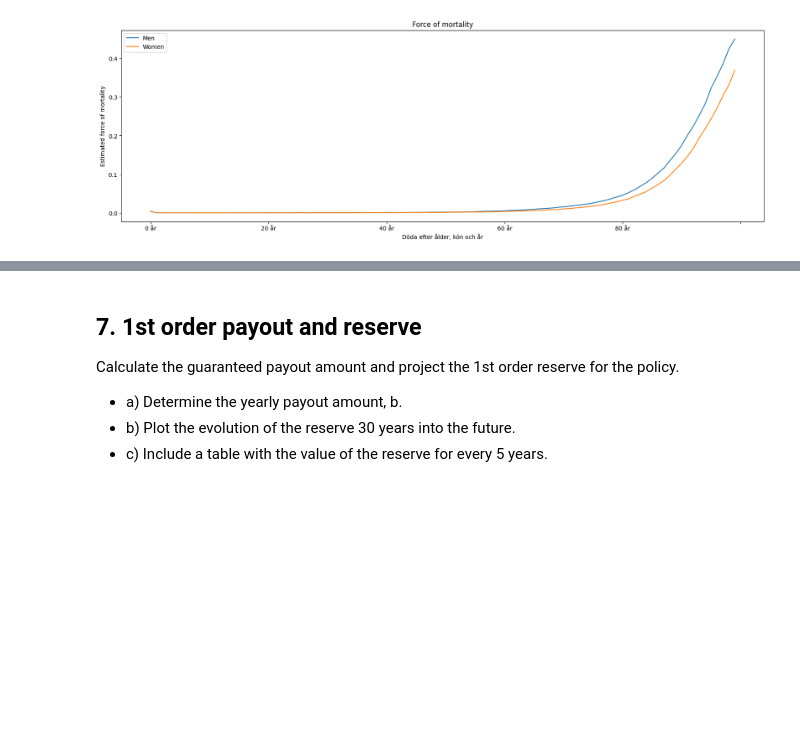
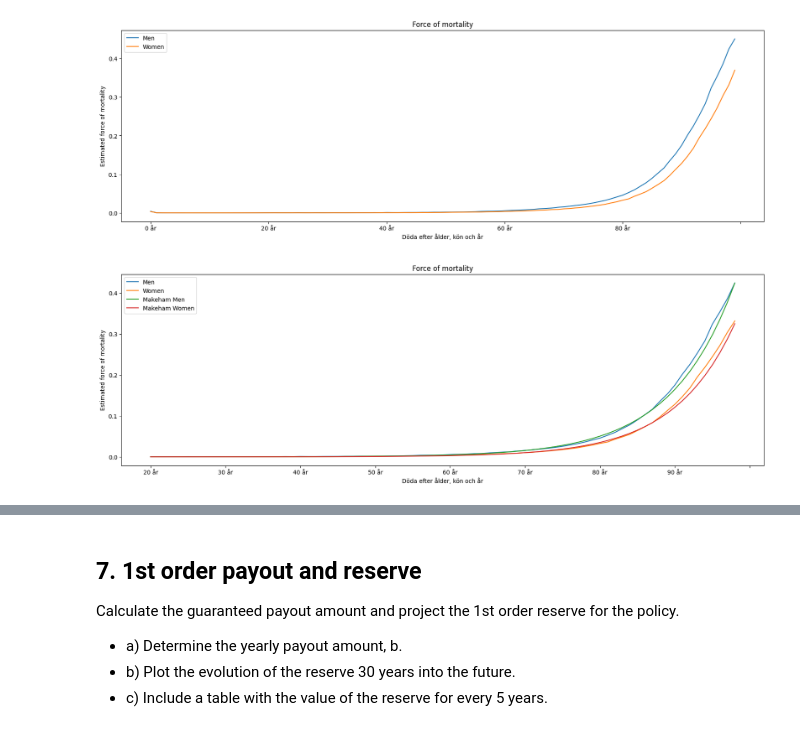
Before and after one commit to JohanHerbert/Lab2_ERM, a Jupyter notebook: Lab2_notebook.ipynb, the cells around one changed output, grey strips where cells are left out. Drawn from its saved outputs; the diff is of its cells as text; code cells hidden in the pictures; blank space fills up the shorter version.

```diff
--- a/Lab2_notebook.ipynb
+++ b/Lab2_notebook.ipynb
@@ -479,12 +326,11 @@ as in b).
 Makeham functions.
 # %%
 # a)
+DMen = menDeathsDF.sum(axis=1)
+DWomen = womenDeathsDF.sum(axis=1)
 
-DMen = menDeathsDF.iloc[:-1,].sum(axis=1)
-DWomen = womenDeathsDF.iloc[:-1,].sum(axis=1)
-
-NMen = menPopulationDF.iloc[:-1,].sum(axis=1)
-NWomen = womenPopulationDF.iloc[:-1,].sum(axis=1)
+NMen = menPopulationDF.sum(axis=1)
+NWomen = womenPopulationDF.sum(axis=1)
 
 muMen = DMen/NMen
 muWomen = DWomen/NWomen
@@ -500,0 +374,26 @@ def MakehamParameters(mu, )
+# %%
+gammaInitialGuess = 0.1
+numberOfYears = np.arange(20, 90)
+startYear = 20
+endYear = 90
+endYearPlot = 99
+
+numberOfYearsPlot = np.arange(20, 99)
+
+gammaMen = fsolve(lambda gamma:gammaFunction(gamma, muMen.iloc[startYear:endYear].values, numberOfYears), gammaInitialGuess)
+alphaMen,betaMen = alphaBetaFunction(gammaMen, muMen.iloc[startYear:endYear].values, numberOfYears)
+makehamMen = makehamFunction(alphaMen, betaMen, gammaMen, numberOfYearsPlot)
+
+gammaWomen = fsolve(lambda gamma:gammaFunction(gamma, muWomen.iloc[startYear:endYear].values, numberOfYears), gammaInitialGuess)
+alphaWomen,betaWomen = alphaBetaFunction(gammaWomen, muWomen.iloc[startYear:endYear].values, numberOfYears)
+makehamWomen = makehamFunction(alphaWomen, betaWomen, gammaWomen, numberOfYearsPlot)
+# %%
+
+
+muMen.iloc[startYear:endYearPlot].plot(figsize=(20,6), title='Force of mortality', ylabel='Estimated force of mortality', label='Men');
+muWomen[startYear:endYearPlot].plot(figsize=(20,6), label='Women');
+plt.plot(makehamMen, label = "Makeham Men")
+plt.plot(makehamWomen, label = "Makeham Women")
+plt.legend();
+# %% [output]
+[figure, added]
```
Also changed, not shown: parts of 24 cells of this notebook.
